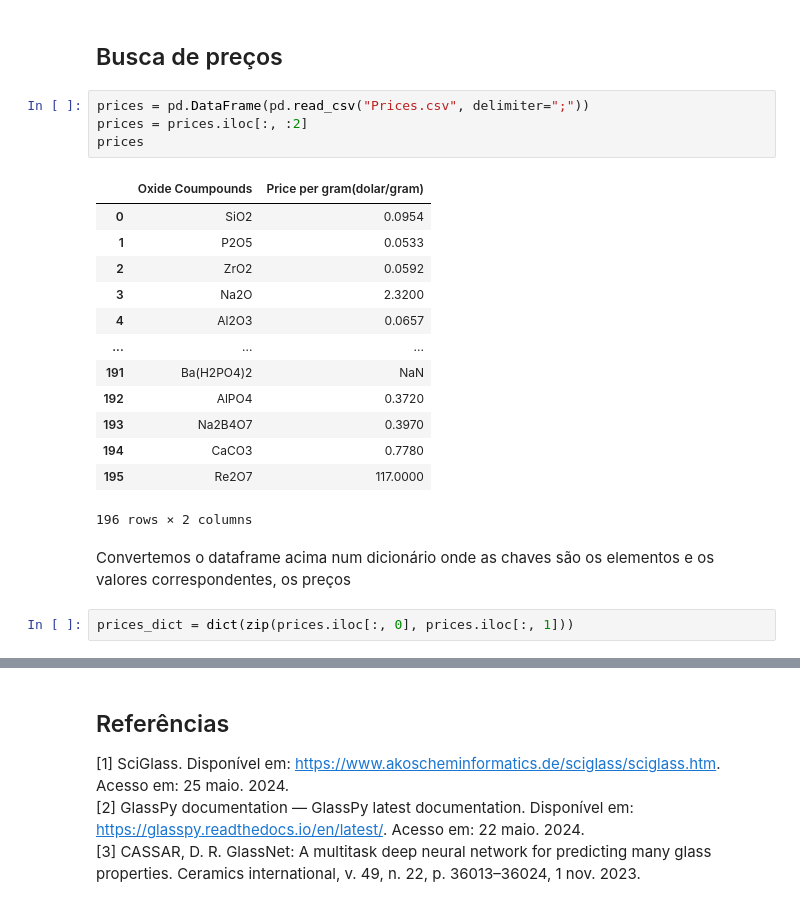
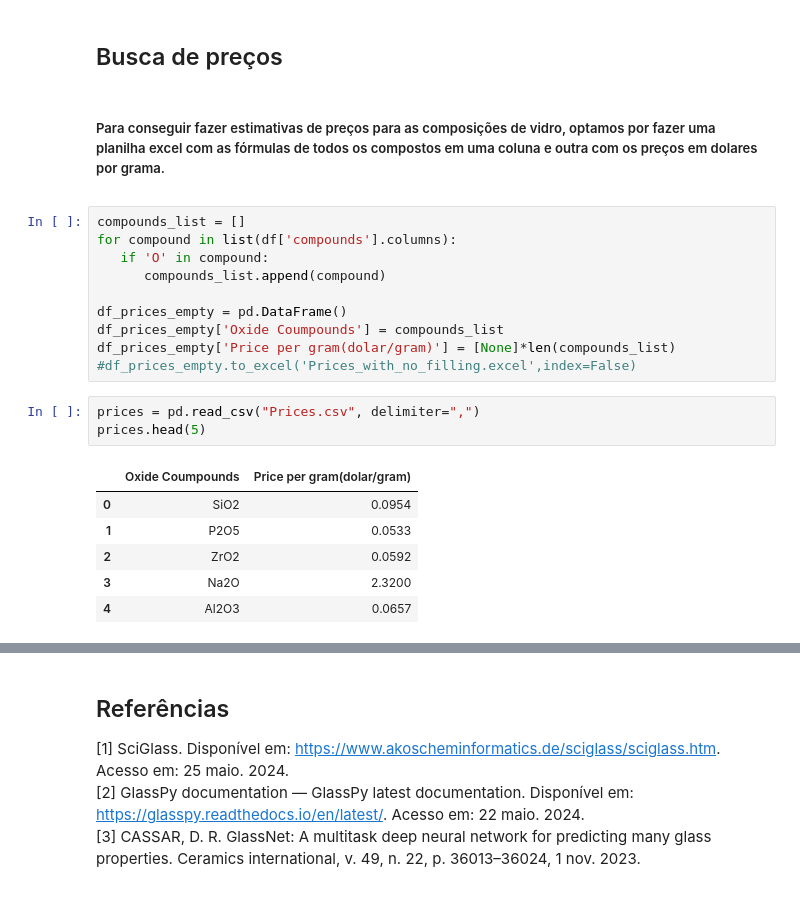
Before and after one commit to diogoplcarvalho/GlassNet_genetic_algorithms, a Jupyter notebook: analise_exploratoria/Analise_exploratoria.ipynb, the cells around one changed output, grey strips where cells are left out. Cells and saved outputs as stored; diff of their text form.

Commit message:
Preços análise exploratória

```diff
--- a/analise_exploratoria/Analise_exploratoria.ipynb
+++ b/analise_exploratoria/Analise_exploratoria.ipynb
@@ -341,25 +343,25 @@ colunas = df.columns
 11 rows × 793 columns
 # %% [markdown]
 ## Busca de preços
+# %% [markdown]
+<p align: 'justify'><h5> Para conseguir fazer estimativas de preços para as composições de vidro, optamos por fazer uma planilha excel com as fórmulas de todos os compostos em uma coluna e outra com os preços em dolares por grama. </h5></p>
+# %%
+compounds_list = []
+for compound in list(df['compounds'].columns):
+   if 'O' in compound:
+      compounds_list.append(compound)
+
+df_prices_empty = pd.DataFrame()
+df_prices_empty['Oxide Coumpounds'] = compounds_list
+df_prices_empty['Price per gram(dolar/gram)'] = [None]*len(compounds_list)
+#df_prices_empty.to_excel('Prices_with_no_filling.excel',index=False)
 # %%
-prices = pd.DataFrame(pd.read_csv("Prices.csv", delimiter=";"))
-prices = prices.iloc[:, :2]
-prices
+prices = pd.read_csv("Prices.csv", delimiter=",")
+prices.head(5)
 # %% [output]
 |  | Oxide Coumpounds | Price per gram(dolar/gram) |
 | 0 | SiO2 | 0.0954 |
 | 1 | P2O5 | 0.0533 |
 | 2 | ZrO2 | 0.0592 |
 | 3 | Na2O | 2.3200 |
 | 4 | Al2O3 | 0.0657 |
-| ... | ... | ... |
-| 191 | Ba(H2PO4)2 | NaN |
-| 192 | AlPO4 | 0.3720 |
-| 193 | Na2B4O7 | 0.3970 |
-| 194 | CaCO3 | 0.7780 |
-| 195 | Re2O7 | 117.0000 |
-196 rows × 2 columns
-# %% [markdown]
-Convertemos o dataframe acima num dicionário onde as chaves são os elementos e os valores correspondentes, os preços
-# %%
-prices_dict = dict(zip(prices.iloc[:, 0], prices.iloc[:, 1]))
```
Also changed, not shown: parts of 5 cells of this notebook, 1 other file.
